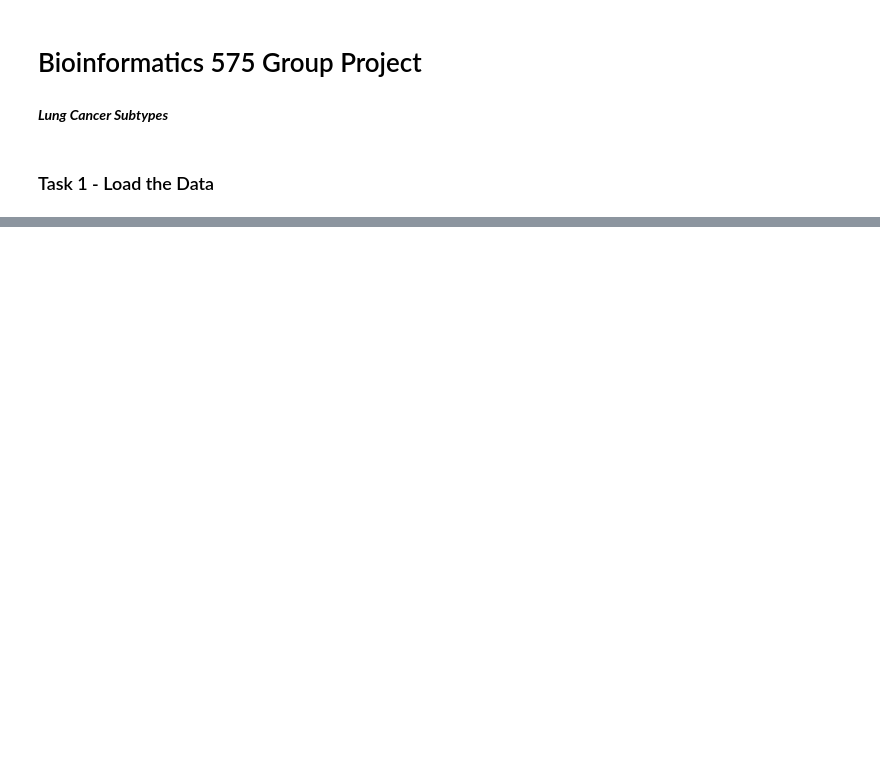
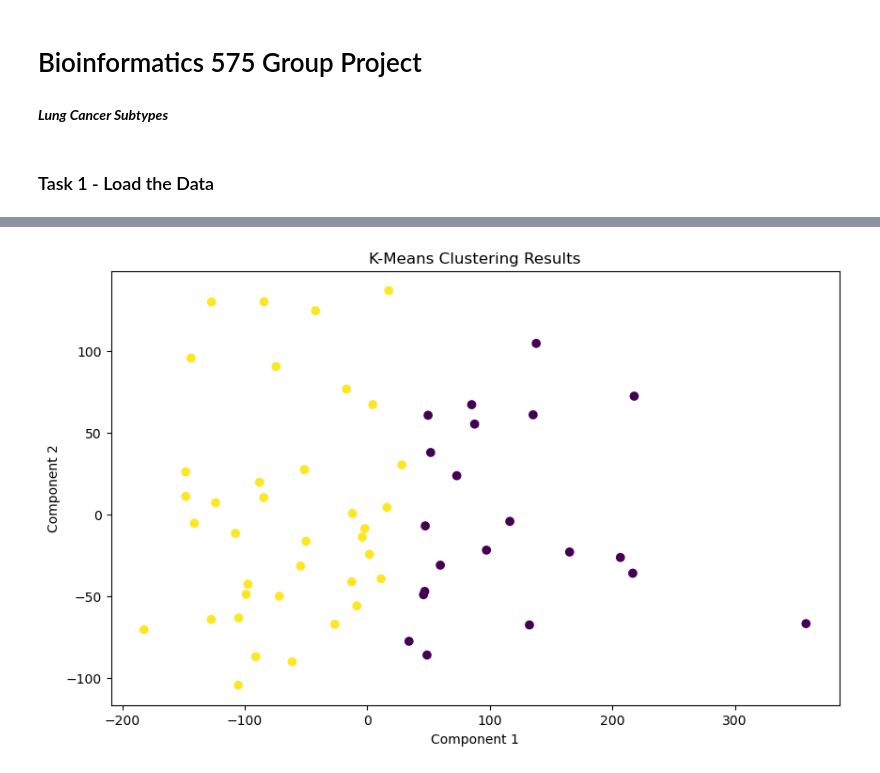
Before and after one commit to anniejs02/BIOINF-575-Project, a Jupyter notebook: Bioinf_575_Cancer_Subtypes.ipynb, the cells around one changed output, grey strips where cells are left out. Cells and saved outputs as stored; diff of their text form; code cells hidden in the pictures; blank space fills up the shorter version.

```diff
--- a/Bioinf_575_Cancer_Subtypes.ipynb
+++ b/Bioinf_575_Cancer_Subtypes.ipynb
@@ -51,0 +39,27 @@ gse = GEOparse.get_GEO(geo="GSE10245", destdir="./")
+# %%
+import pandas as pd
+data = gse.pivot_samples('VALUE')
+df = data.T
+# %%
+from sklearn.cluster import KMeans
+import matplotlib.pyplot as plt
+from sklearn.preprocessing import StandardScaler
+from sklearn.decomposition import PCA
+
+scaler = StandardScaler()
+df_scaled = scaler.fit_transform(df)
+
+# K-Means Clustering
+kmeans = KMeans(n_clusters=2, n_init=10, random_state=42)
+cluster_labels = kmeans.fit_predict(df_scaled)
+
+
+# Visualization
+plt.figure(figsize=(10, 6))
+plt.scatter(reduced_data[:, 0], reduced_data[:, 1], c=cluster_labels, cmap='viridis')
+plt.title("K-Means Clustering Results")
+plt.xlabel("Component 1")
+plt.ylabel("Component 2")
+plt.show()
+# %% [output]
+[figure, added]
```
Also changed, not shown: parts of 3 cells of this notebook.
